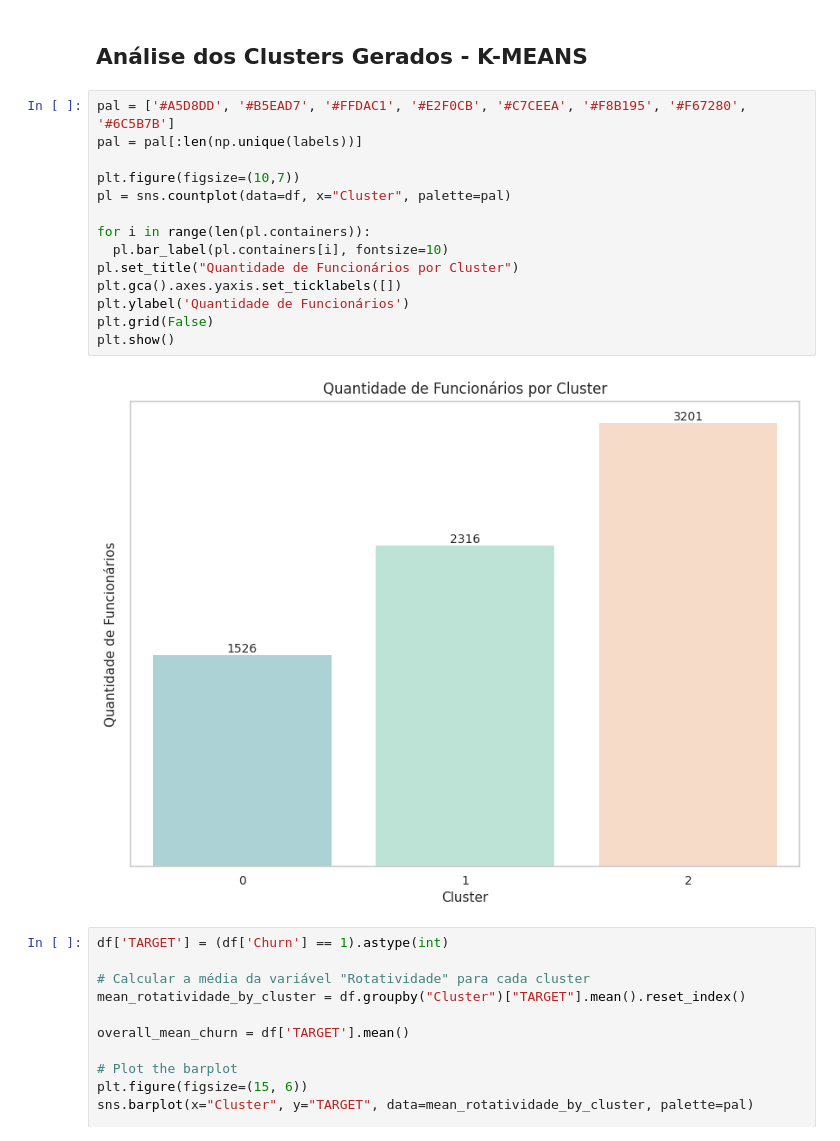
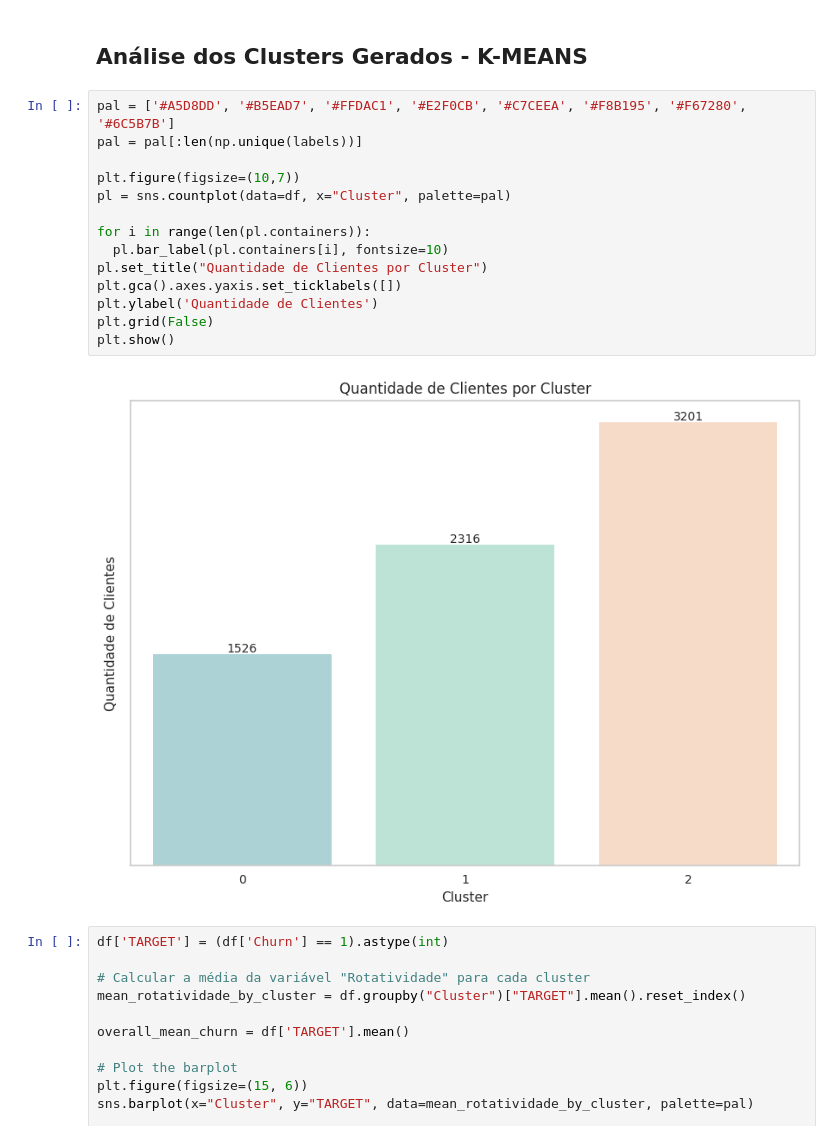
Before and after one commit to jeanlr/Clustering-Telco-Customers, a Jupyter notebook: notebooks/modelling.ipynb, the cells around one changed output. Drawn from its saved outputs; the diff is of its cells as text.

```diff
--- a/notebooks/modelling.ipynb
+++ b/notebooks/modelling.ipynb
@@ -209,19 +209,19 @@ array([0, 1, 2, 3, 4, 5, 6, 7, 8])
 # %%
 pal = ['#A5D8DD', '#B5EAD7', '#FFDAC1', '#E2F0CB', '#C7CEEA', '#F8B195', '#F67280', '#6C5B7B']
 pal = pal[:len(np.unique(labels))]
 
 plt.figure(figsize=(10,7))
 pl = sns.countplot(data=df, x="Cluster", palette=pal)
 
 for i in range(len(pl.containers)):
   pl.bar_label(pl.containers[i], fontsize=10)
-pl.set_title("Quantidade de Funcionários por Cluster")
+pl.set_title("Quantidade de Clientes por Cluster")
 plt.gca().axes.yaxis.set_ticklabels([])
-plt.ylabel('Quantidade de Funcionários')
+plt.ylabel('Quantidade de Clientes')
 plt.grid(False)
 plt.show()
 # %% [output]
-[figure, old version]
+[figure, new version]
 # %%
 df['TARGET'] = (df['Churn'] == 1).astype(int)
 
```
